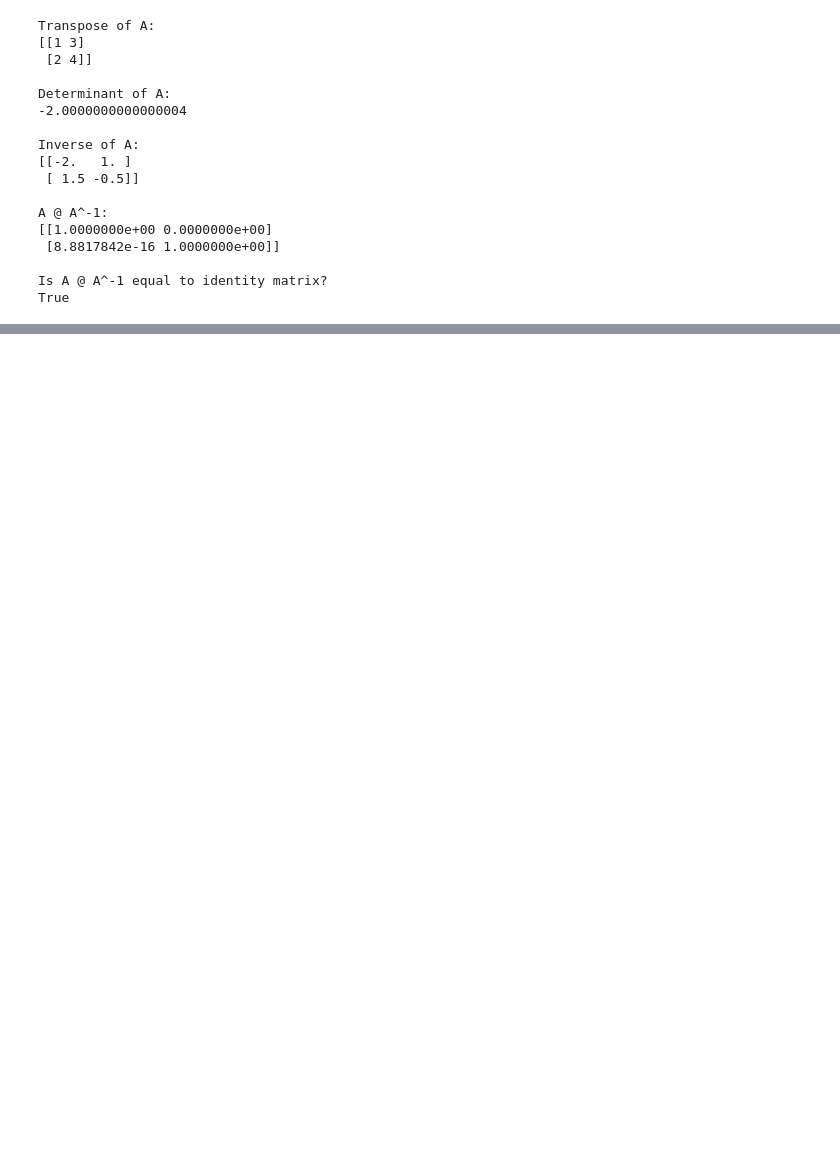
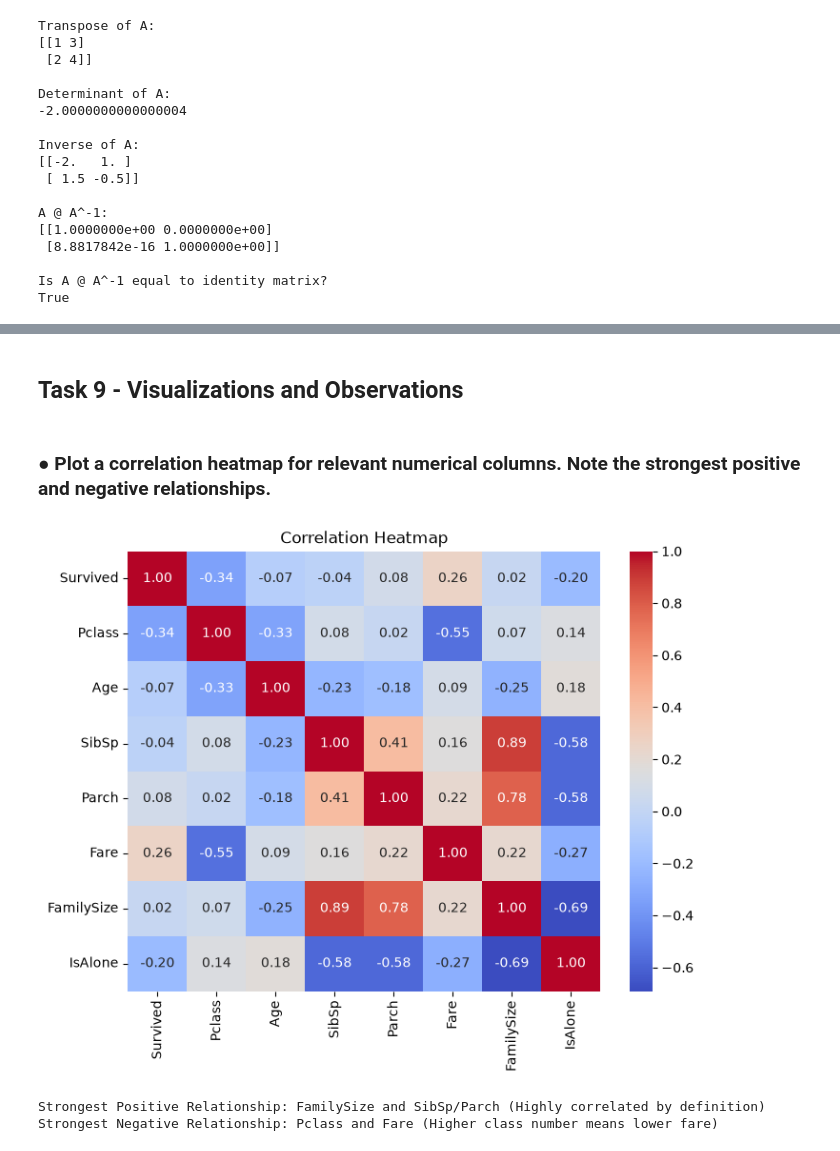
Before and after one commit to kaushal-trada/202618001_kaushal_DS605, a Jupyter notebook: 202618001_Lab_02/202618001_Lab_02.ipynb, the cells around one changed output, grey strips where cells are left out. Cells and saved outputs as stored; diff of their text form; code cells hidden in the pictures; blank space fills up the shorter version.

```diff
--- a/202618001_Lab_02/202618001_Lab_02.ipynb
+++ b/202618001_Lab_02/202618001_Lab_02.ipynb
@@ -273,0 +498,8 @@ True
+# %%
+print("\n--- Missing Age Count BEFORE Imputation ---")
+print(df['Age'].isnull().sum())
+
+df['Age'] = df['Age'].fillna(df['Age'].mean())
+
+print("\n--- Missing Age Count AFTER Imputation ---")
+print(df['Age'].isnull().sum())
@@ -273,0 +574,5 @@ True
+# %%
+df['FamilySize'] = df['SibSp'] + df['Parch'] + 1
+df['IsAlone'] = (df['FamilySize'] == 1).astype(int)
+
+print(df[['SibSp', 'Parch', 'FamilySize', 'IsAlone']].head())
@@ -273,0 +605,21 @@ True
+# %% [markdown]
+## Task 9 - Visualizations and Observations
+# %% [markdown]
+### ● Plot a correlation heatmap for relevant numerical columns. Note the strongest positive and negative relationships.
+# %%
+
+numeric_cols = ['Survived', 'Pclass', 'Age', 'SibSp', 'Parch', 'Fare', 'FamilySize', 'IsAlone']
+corr_matrix = df[numeric_cols].corr()
+
+# Plot Heatmap
+plt.figure(figsize=(8, 6))
+sns.heatmap(corr_matrix, annot=True, cmap='coolwarm', fmt=".2f")
+plt.title("Correlation Heatmap")
+plt.show()
+
+print("Strongest Positive Relationship: FamilySize and SibSp/Parch (Highly correlated by definition)")
+print("Strongest Negative Relationship: Pclass and Fare (Higher class number means lower fare)")
+# %% [output]
+[figure, added]
+Strongest Positive Relationship: FamilySize and SibSp/Parch (Highly correlated by definition)
+Strongest Negative Relationship: Pclass and Fare (Higher class number means lower fare)
```
Also changed, not shown: parts of 45 cells of this notebook, 1 other file.
